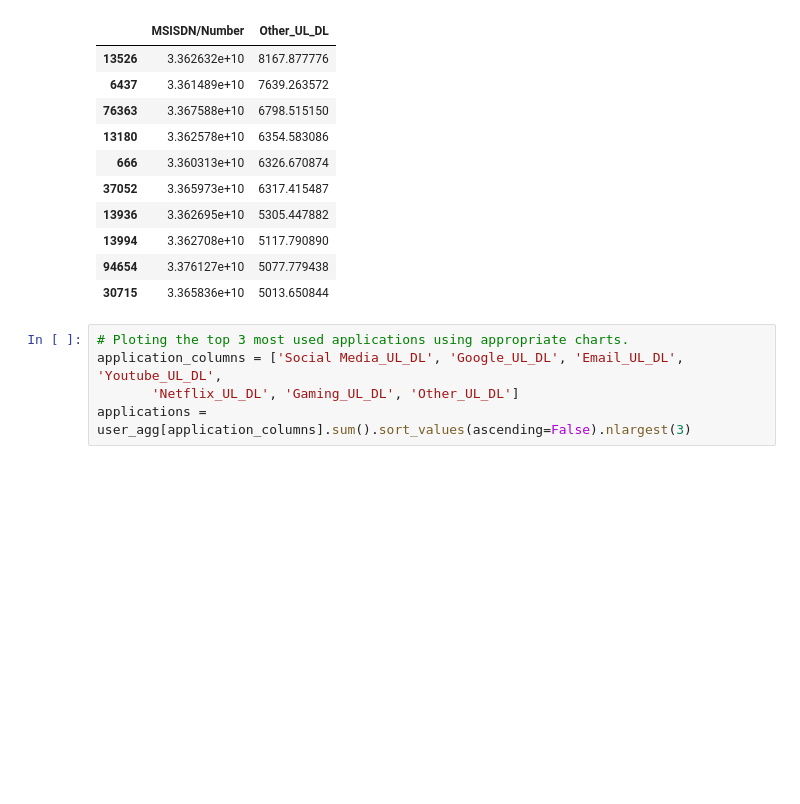
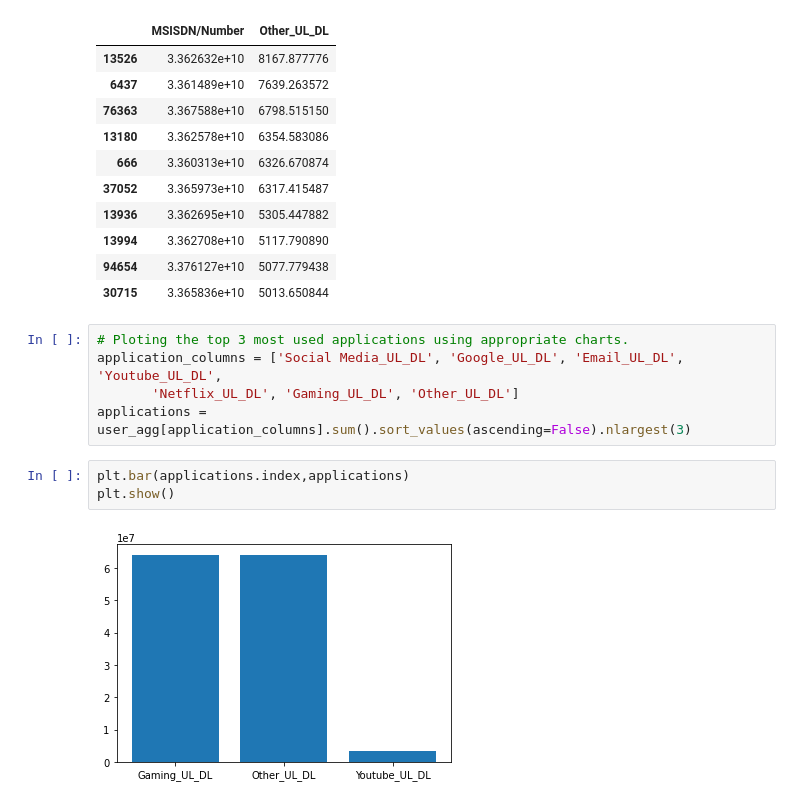
Before and after one commit to nebasam/Telecom_Data_Analysis, a Jupyter notebook: notebooks/TelecomDataAnalysis.ipynb, the cells around one changed output. Cells and saved outputs as stored; diff of their text form; blank space fills up the shorter version.

Commit message:
Plots the top 3 most used applications

```diff
--- a/notebooks/TelecomDataAnalysis.ipynb
+++ b/notebooks/TelecomDataAnalysis.ipynb
@@ -806,3 +806,8 @@ Top_Ten.head(10)
 application_columns = ['Social Media_UL_DL', 'Google_UL_DL', 'Email_UL_DL', 'Youtube_UL_DL',
        'Netflix_UL_DL', 'Gaming_UL_DL', 'Other_UL_DL']
 applications = user_agg[application_columns].sum().sort_values(ascending=False).nlargest(3)
+# %%
+plt.bar(applications.index,applications)
+plt.show()
+# %% [output]
+[figure, added]
```
